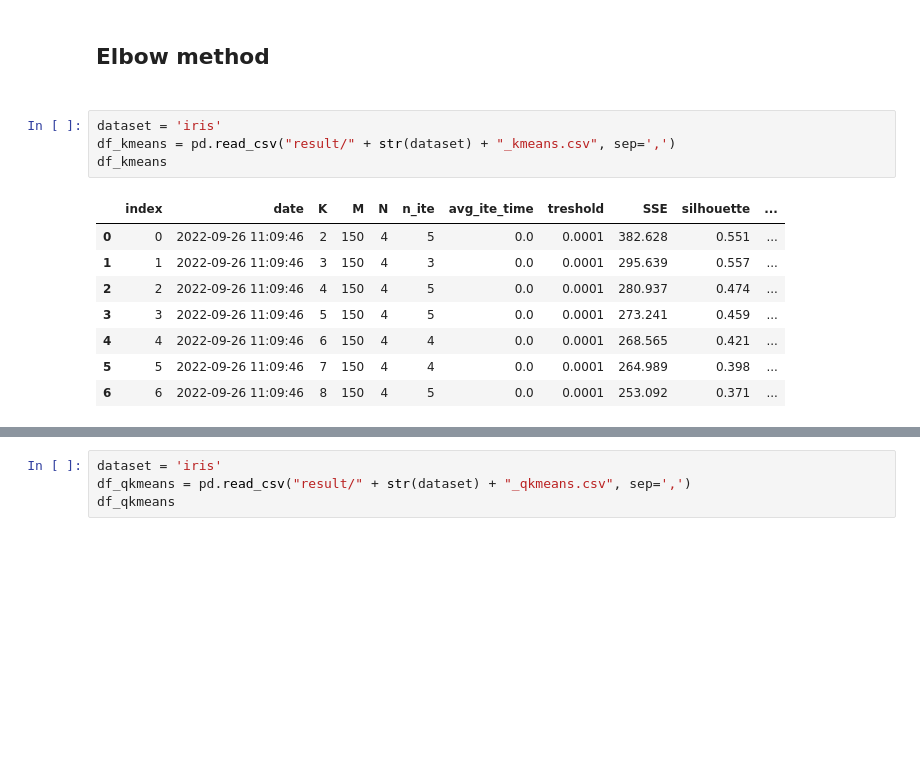
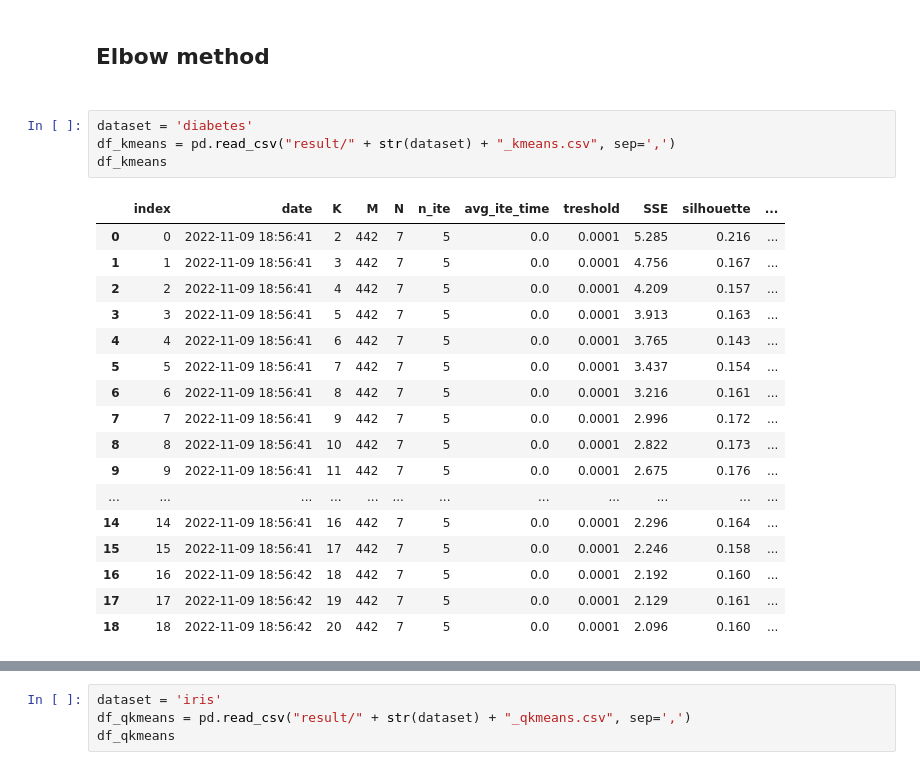
Before and after one commit to AlessandroPoggiali/QKmeans, a Jupyter notebook: test_analysis.ipynb, the cells around one changed output, grey strips where cells are left out. Saved outputs shown, nothing was run; the diff lists cells and outputs as text; blank space fills up the shorter version.

```diff
--- a/test_analysis.ipynb
+++ b/test_analysis.ipynb
@@ -974,18 +974,27 @@ plt.show()
 # %% [markdown]
 <h2>Elbow method<h2>
 # %%
-dataset = 'iris'
+dataset = 'diabetes'
 df_kmeans = pd.read_csv("result/" + str(dataset) + "_kmeans.csv", sep=',')
 df_kmeans
 # %% [output]
 |  | index | date | K | M | N | n_ite | avg_ite_time | treshold | SSE | silhouette | ... |
-| 0 | 0 | 2022-09-26 11:09:46 | 2 | 150 | 4 | 5 | 0.0 | 0.0001 | 382.628 | 0.551 | ... |
-| 1 | 1 | 2022-09-26 11:09:46 | 3 | 150 | 4 | 3 | 0.0 | 0.0001 | 295.639 | 0.557 | ... |
-| 2 | 2 | 2022-09-26 11:09:46 | 4 | 150 | 4 | 5 | 0.0 | 0.0001 | 280.937 | 0.474 | ... |
-| 3 | 3 | 2022-09-26 11:09:46 | 5 | 150 | 4 | 5 | 0.0 | 0.0001 | 273.241 | 0.459 | ... |
-| 4 | 4 | 2022-09-26 11:09:46 | 6 | 150 | 4 | 4 | 0.0 | 0.0001 | 268.565 | 0.421 | ... |
-| 5 | 5 | 2022-09-26 11:09:46 | 7 | 150 | 4 | 4 | 0.0 | 0.0001 | 264.989 | 0.398 | ... |
-| 6 | 6 | 2022-09-26 11:09:46 | 8 | 150 | 4 | 5 | 0.0 | 0.0001 | 253.092 | 0.371 | ... |
+| 0 | 0 | 2022-11-09 18:56:41 | 2 | 442 | 7 | 5 | 0.0 | 0.0001 | 5.285 | 0.216 | ... |
+| 1 | 1 | 2022-11-09 18:56:41 | 3 | 442 | 7 | 5 | 0.0 | 0.0001 | 4.756 | 0.167 | ... |
+| 2 | 2 | 2022-11-09 18:56:41 | 4 | 442 | 7 | 5 | 0.0 | 0.0001 | 4.209 | 0.157 | ... |
+| 3 | 3 | 2022-11-09 18:56:41 | 5 | 442 | 7 | 5 | 0.0 | 0.0001 | 3.913 | 0.163 | ... |
+| 4 | 4 | 2022-11-09 18:56:41 | 6 | 442 | 7 | 5 | 0.0 | 0.0001 | 3.765 | 0.143 | ... |
+| 5 | 5 | 2022-11-09 18:56:41 | 7 | 442 | 7 | 5 | 0.0 | 0.0001 | 3.437 | 0.154 | ... |
+| 6 | 6 | 2022-11-09 18:56:41 | 8 | 442 | 7 | 5 | 0.0 | 0.0001 | 3.216 | 0.161 | ... |
+| 7 | 7 | 2022-11-09 18:56:41 | 9 | 442 | 7 | 5 | 0.0 | 0.0001 | 2.996 | 0.172 | ... |
+| 8 | 8 | 2022-11-09 18:56:41 | 10 | 442 | 7 | 5 | 0.0 | 0.0001 | 2.822 | 0.173 | ... |
+| 9 | 9 | 2022-11-09 18:56:41 | 11 | 442 | 7 | 5 | 0.0 | 0.0001 | 2.675 | 0.176 | ... |
+| ... | ... | ... | ... | ... | ... | ... | ... | ... | ... | ... | ... |
+| 14 | 14 | 2022-11-09 18:56:41 | 16 | 442 | 7 | 5 | 0.0 | 0.0001 | 2.296 | 0.164 | ... |
+| 15 | 15 | 2022-11-09 18:56:41 | 17 | 442 | 7 | 5 | 0.0 | 0.0001 | 2.246 | 0.158 | ... |
+| 16 | 16 | 2022-11-09 18:56:42 | 18 | 442 | 7 | 5 | 0.0 | 0.0001 | 2.192 | 0.160 | ... |
+| 17 | 17 | 2022-11-09 18:56:42 | 19 | 442 | 7 | 5 | 0.0 | 0.0001 | 2.129 | 0.161 | ... |
+| 18 | 18 | 2022-11-09 18:56:42 | 20 | 442 | 7 | 5 | 0.0 | 0.0001 | 2.096 | 0.160 | ... |
 # %%
 plt.plot(df_kmeans['K'], df_kmeans['SSE'],color='tab:blue', marker=".", label='SSE')
 plt.ylabel('SSE', fontsize=22)
```
Also changed, not shown: parts of 1 cell of this notebook, 4 other files.
